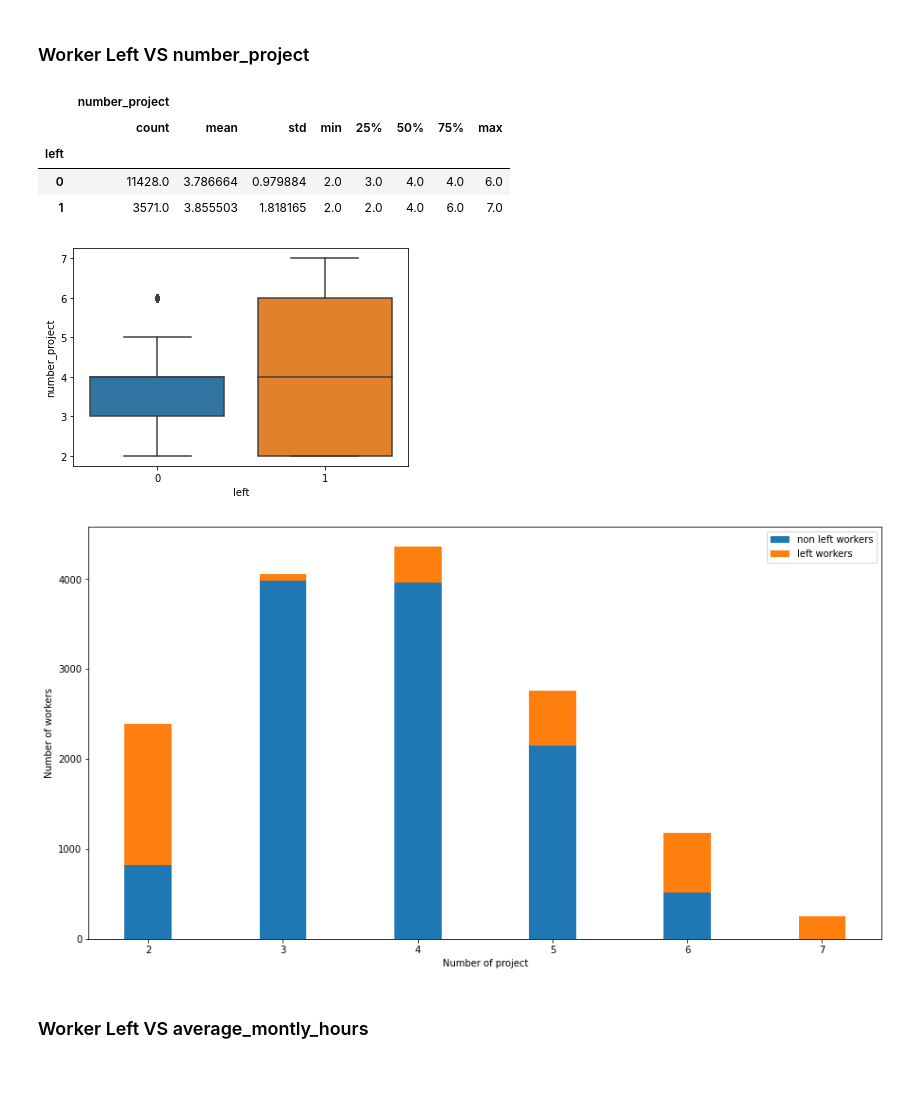
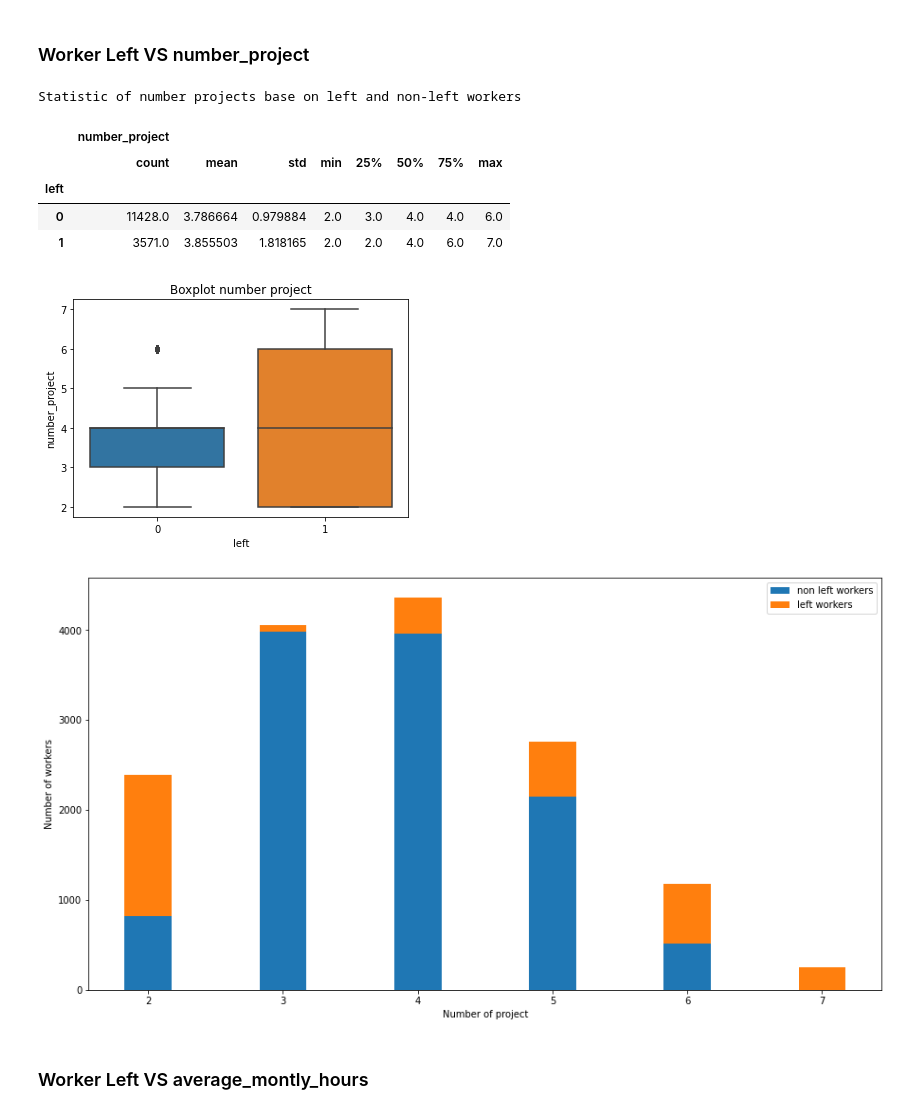
Before and after one commit to thoadao0301/Building-Machine-Learning-Solutions-with-Scikit-Learn-skills, a Jupyter notebook: Project_application/Hr_classification.ipynb, the cells around one changed output. Drawn from its saved outputs; the diff is of its cells as text; code cells hidden in the pictures; blank space fills up the shorter version.

```diff
--- a/Project_application/Hr_classification.ipynb
+++ b/Project_application/Hr_classification.ipynb
@@ -205,28 +217,31 @@ for i,k in enumerate(index_u):
 # %%
 data_npr_left = df[['left','number_project']]
 sta = data_npr_left.groupby('left').describe()
+print('Statistic of number projects base on left and non-left workers')
 display(sta)
 sns.boxplot(x='left',y='number_project',data=data_npr_left)
+plt.title('Boxplot number project')
 data_npr_left = data_npr_left.groupby(['left','number_project'])['left'].count()
 index_u = data_npr_left.index.get_level_values(1).unique()
 fig, ax = plt.subplots(figsize=(15,8))
 width = 0.35
 _0 = data_npr_left[0].values.tolist()
 _0.append(0)
 _1 = data_npr_left[1].values.tolist()
 ax.bar(index_u, _0 , width, label='non left workers')
 ax.bar(index_u, _1 , width, bottom=_0 , label='left workers')
 ax.set_ylabel('Number of workers')
 ax.set_xlabel('Number of project')
 ax.legend()
 plt.show()
 # %% [output]
+Statistic of number projects base on left and non-left workers
 |  | number_project |  |  |  |  |  |  |  |
 |  | count | mean | std | min | 25% | 50% | 75% | max |
 | left |  |  |  |  |  |  |  |  |
 | 0 | 11428.0 | 3.786664 | 0.979884 | 2.0 | 3.0 | 4.0 | 4.0 | 6.0 |
 | 1 | 3571.0 | 3.855503 | 1.818165 | 2.0 | 2.0 | 4.0 | 6.0 | 7.0 |
-[figure, old version]
+[figure, new version]
 [figure]
 # %% [markdown]
 ### Worker Left VS average_montly_hours
```
Also changed, not shown: parts of 12 cells of this notebook.
